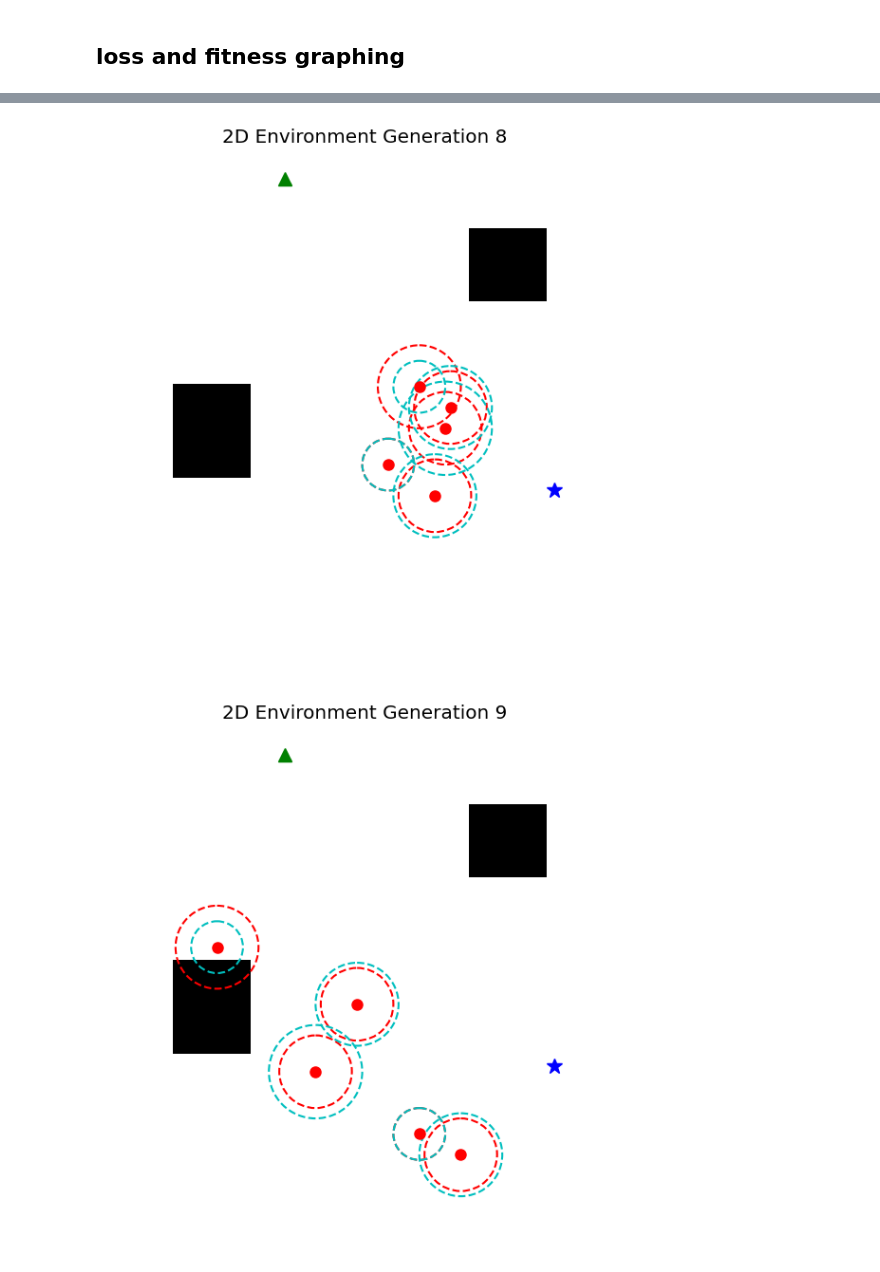
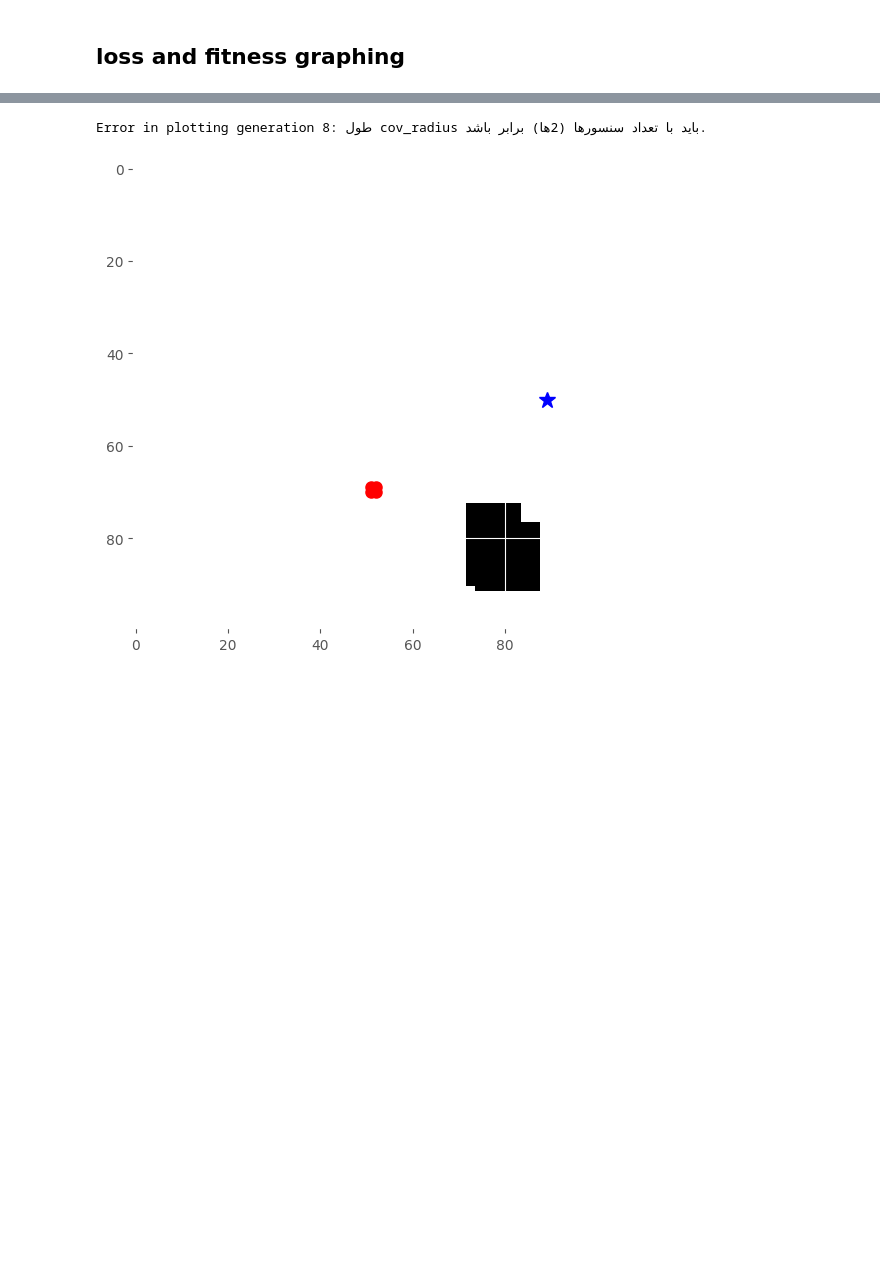
Before and after one commit to amirhu37/DCPMK, a Jupyter notebook: DCPMK.ipynb, the cells around one changed output, grey strips where cells are left out. Drawn from its saved outputs; the diff is of its cells as text; code cells hidden in the pictures; blank space fills up the shorter version.

```diff
--- a/DCPMK.ipynb
+++ b/DCPMK.ipynb
@@ -634,6 +643,7 @@ class DCPMK(Problem):
 
     def _evaluate(self, X, out, *args, **kwargs):
         # super().evaluate(X, out, *args, **kwargs)
+        # print(X.shape)
         X_tensor : Tensor = torch.tensor(X, dtype=torch.float32, requires_grad=False).\
             				reshape(self.pop_size, self.n_sensors, self.ndim)
         # Reshape to (pop_size, n_sensors, ndim)
@@ -643,7 +653,8 @@ class DCPMK(Problem):
             # Denormalize positions to environment size
             # X_denorm = denormalize_positions(X_tensor[i], self.env.shape)
             loss : Tensor = self.fitness_fn(X_tensor[i])
-            losses.append(loss.mean())
+            # print(loss)
+            losses.append(loss)
 
         out["F"] = torch.tensor(losses).reshape(-1, 1)
 # %%
@@ -806,7 +827,7 @@ from torch.nn import MSELoss
 fitness_fn = WSNloss(
     Coverage_rate= Coverage_rate,
     env= Environmet,
-    target_points=target_points,
+    target_points=target_points[0],
     sink_point= SINK_POSITION,
     obstacle_weight= obstacle_weight ,
     intra_distance_weight = intra_distance_weight,
@@ -815,12 +836,17 @@ fitness_fn = WSNloss(
 
 model_loss = MSELoss()
 # Define the network adapter
-network_adaptor : NetWorkAdapter = NetWorkAdapter(pop_size , Dimension)
+network_adaptor : NetWorkAdapter = NetWorkAdapter(pop_size,
+                                                  Num_Sensor_Node,
+                                                  Dimension)
 # Define the optimizer
-optimizer = Adam(network_adaptor.parameters(),
+optimizer = RMSprop(network_adaptor.parameters(),
                 lr= Learning_rate,
-                # momentum=0.9,
-                weight_decay=1e-4,
+                alpha=.9,
+                eps=1e-8,
+                centered=True,
+                momentum=0.9,
+                weight_decay=1e-2,
                 maximize= False
 				)
 # Define the evolution adaptation
@@ -832,7 +858,7 @@ evolution_adpator = EvolutionAdaptation(
     pos_init=Sensor_Nodes,
     cross_over_rate=0.5,
     mutation_over_rate=0.5,
-    n_iter=n_simu
+    n_gen=1
 )
 
 
@@ -898,20 +923,17 @@ def network_adapt(
 # Define the evolution adaptation function
 def evolution_adpat(
 		input_tensor : Tensor,
-		n_iter: int = 50
+		n_gen: int = 50
 	) -> tuple[Tensor, Tensor]:
 	"""
 	input_tensor: تنسور ورودی با اندازه (pop_size, n_sensors, ndim)
 	n_iter: تعداد تکرارها برای الگوریتم
 	"""
-	result : Result = evolution_adpator(input_tensor,  n_iter=n_iter)
+	result : Result = evolution_adpator(input_tensor,  n_gen=n_gen)
 	optimized_positions : Tensor = torch.tensor(result.pop.get("X").reshape(-1, Num_Sensor_Node, 2), requires_grad=True).float() # type: ignore
 	F : Tensor = torch.tensor(result.pop.get("F"), requires_grad=True) # type: ignore #.reshape(-1, X, 2)
-	# print(F)
-	# print(f"Population shape: {pop.shape}, Fitness shape: {F.shape}, \n{F.mean()}")
-	# print(pop.shape)
-	optimized_positions_denorm = denormalize_positions(optimized_positions , ENV_SIZE)
-	# optimized_env = positioning_nodes(first_env, result, defines_as=2)
+
+	# optimized_positions_denorm = denormalize_positions(optimized_positions , ENV_SIZE)
 	return optimized_positions , F.mean()
 # %% [markdown]
 # Run Simulation
@@ -1020,5 +1041,5 @@ Generation 30 | -86.9796 | 'EA'
 # %%
-archive= torch.stack([torch.stack([a[0].detach(), a[1].detach()]) for a in archive]).reshape(-1,Num_Sensor_Node, 2)
+archive= torch.stack([torch.stack([a.detach()]) for a in archive]).reshape(-1,Num_Sensor_Node, 2)
 # %%
 archive.shape
 # %% [output]
@@ -1115,5 +1136,5 @@ for i, envs in enumerate(all_denoremd):
 						edit=f"Generation {i+1}")
 	except Exception as e:
 		print(f"Error in plotting generation {i+1}: {e}")
-		continue
+		break
 # %% [output]
@@ -1127,2 +1148,2 @@ for i, envs in enumerate(all_denoremd):
+Error in plotting generation 8: طول cov_radius باید با تعداد سنسورها (2ها) برابر باشد.
-[figure, old version]
+[figure, new version]
-[figure, removed]
```
Also changed, not shown: parts of 24 cells of this notebook.
